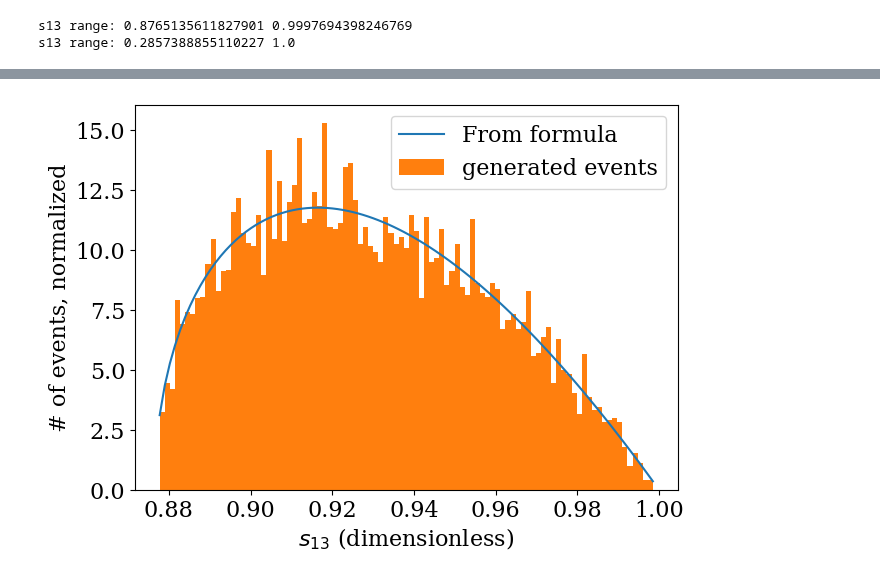
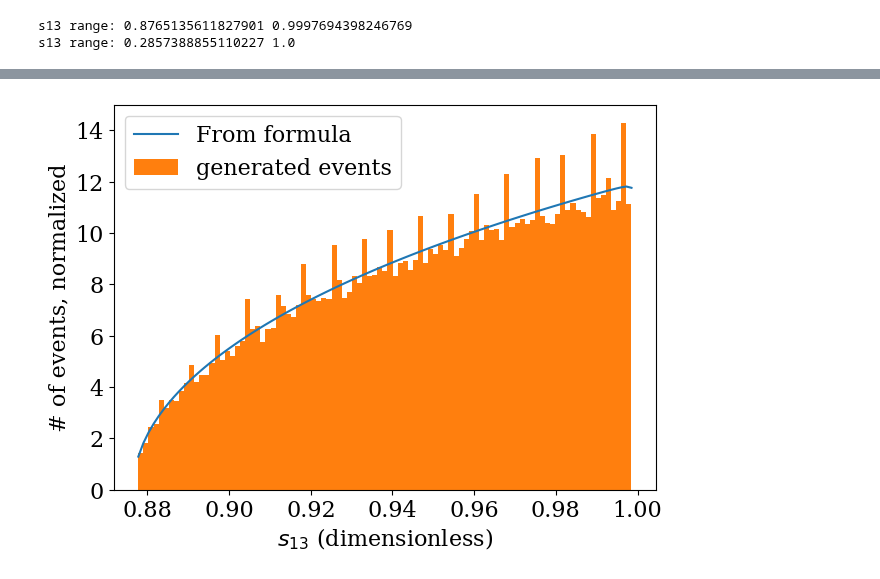
Before and after one commit to sebouh137/fcal_sim, a Jupyter notebook: SimpleEventGenerator.ipynb, the cells around one changed output, grey strips where cells are left out. Saved outputs shown, nothing was run; the diff lists cells and outputs as text; code cells hidden in the pictures.

Commit message:
use photoproduction subroutine in SimpleEventGenerator

```diff
--- a/SimpleEventGenerator.ipynb
+++ b/SimpleEventGenerator.ipynb
@@ -33,14 +33,14 @@ pdg = ROOT.TDatabasePDG()
 # %%
 rand = random.Random()
 # %%
-def oneToTwoGenerator():
+class oneToTwoGenerator():
     def __init__(self, m0, m1, m2):
         self.m1 = m1
         self.m2 = m2
         self.m0 = m0
         self.p = np.sqrt(m1**4+m2**4+m0**4-2*m1**2*m0**2-2*m1**2*m2**2-2*m0**2*m2**2)/(2*m0)
-        self.E1 = np.hypot(m1, p)
-        self.E2 = np.hypot(m2, p)
+        self.E1 = np.hypot(m1, self.p)
+        self.E2 = np.hypot(m2, self.p)
 
     def next(self, P0):
         phi=rand.uniform(-np.pi, np.pi)
@@ -141,11 +228,14 @@ class oneToThreeGenerator():
 # %%
 Ebeam=10
 mp=.9383
+mn=.9396
 mD0=1.86484
 mLambdaC=2.2849
 mLambda=1.115683
 me=0.000511
 mMu=0.1057
+mpi_charged = 0.1396
+mpi0 = 0.1350
 
 stot = (Ebeam+mp)**2-Ebeam**2
 x1 = mD0**2/stot
@@ -153,8 +243,11 @@ x2 = 0.000511**2/stot
 x3 = mLambdaC**2/stot
 
 P0=ROOT.TLorentzVector(0, 0, Ebeam,Ebeam+mp)
-ep_to_d0_e_lambdac= oneToThreeGenerator(P0.M(), mD0, me, mLambdaC)
+#ep_to_d0_e_lambdac= oneToThreeGenerator(P0.M(), mD0, me, mLambdaC)
+ep_to_d0_e_lambdac= PhotoproductionGenerator(P0.M(), mD0, me, mLambdaC)
 lambdac_decay = oneToThreeGenerator(mLambdaC, mLambda, 0, mMu)
+lambda_decay_p = oneToTwoGenerator(mLambda, mp, mpi_charged)
+lambda_decay_n = oneToTwoGenerator(mLambda, mn, mpi0)
 # %% [output]
 s13 range: 0.8765135611827901 0.9997694398246769
 s13 range: 0.2857388855110227 1.0
@@ -176,11 +269,20 @@ P2.M()-me -6.487768221957735e-14
 P3.M()-mLambdaC 0.0
 # %%
-theta_mus=[]
-d1 = {a+"_"+b:[] for a in "D0 e lambdac lambda numu mu".split() for b in "E px py pz p theta phi".split()}
-for i in range(10000):
+d1 = {a+"_"+b:[] for a in "D0 e lambdac lambda numu mu N pi".split() for b in "E px py pz p theta phi".split()}
+#nucleon type that the lambda decays into (2212 or 2112 for p or n)
+d1["Ntype"] =[]
+for i in range(100000):
     d = {}
     d["D0"],d["e"],d["lambdac"] = ep_to_d0_e_lambdac.next(P0)
     d["lambda"],d["numu"],d["mu"] = lambdac_decay.next(d["lambdac"])
+    if(rand.uniform(0,1)<.64):
+        Ntype = 2212
+        d["N"], d["pi"] = lambda_decay_p.next(d['lambda'])
+    else :
+        Ntype= 2112
+        d["N"], d["pi"] = lambda_decay_n.next(d['lambda'])
+    d1["Ntype"].append(Ntype)
+
     for key in d.keys():
         d1[key + "_E"].append(d[key].E())
         d1[key + "_px"].append(d[key].Px())
@@ -193,31 +295,33 @@ df = pd.DataFrame(d1)
 # %%
 #check the distribution of the s13 variable
 
 #show the pdf for the s13 variable
 Ebeam=10
 mD0=1.86484
 mLambdaC=2.2849
 mp = 0.9383
 stot = (Ebeam+mp)**2-Ebeam**2
 x1 = mD0**2/stot
 x2 = 0.000511**2/stot
 x3 = mLambdaC**2/stot
 
 s13_min = (np.sqrt(x1)+np.sqrt(x3))**2
 s13_max =(1-np.sqrt(x2))**2
 s13 =np.linspace(s13_min,s13_max, 100)[1:-1]
 binwidth=s13[1]-s13[0]
 pdf = np.sqrt(((1+x2-s13)**2-4*x2)*((x1+x3-s13)**2-4*x1*x3))/s13
+#apply photoproduction correction
+pdf /=(1-s13)/2
 pdf /=sum(pdf)*binwidth
 plt.plot(s13, pdf, label="From formula")
 
 plt.hist(df.eval(f"((D0_E+lambdac_E)**2-(D0_px+lambdac_px)**2-(D0_py+lambdac_py)**2-(D0_pz+lambdac_pz)**2)/{P0.M()**2}"), bins=s13,density = True, label="generated events")
 plt.legend()
 plt.xlabel("$s_{13}$ (dimensionless)")
 plt.ylabel("# of events, normalized")
 plt.show()
 # %% [output]
-[figure, old version]
+[figure, new version]
 # %%
 #what fraction of the events have a muon that enters the acceptance of the fcal?
 #plot the theta distribution of the accepted events and all events.
```
Also changed, not shown: parts of 6 cells of this notebook.
